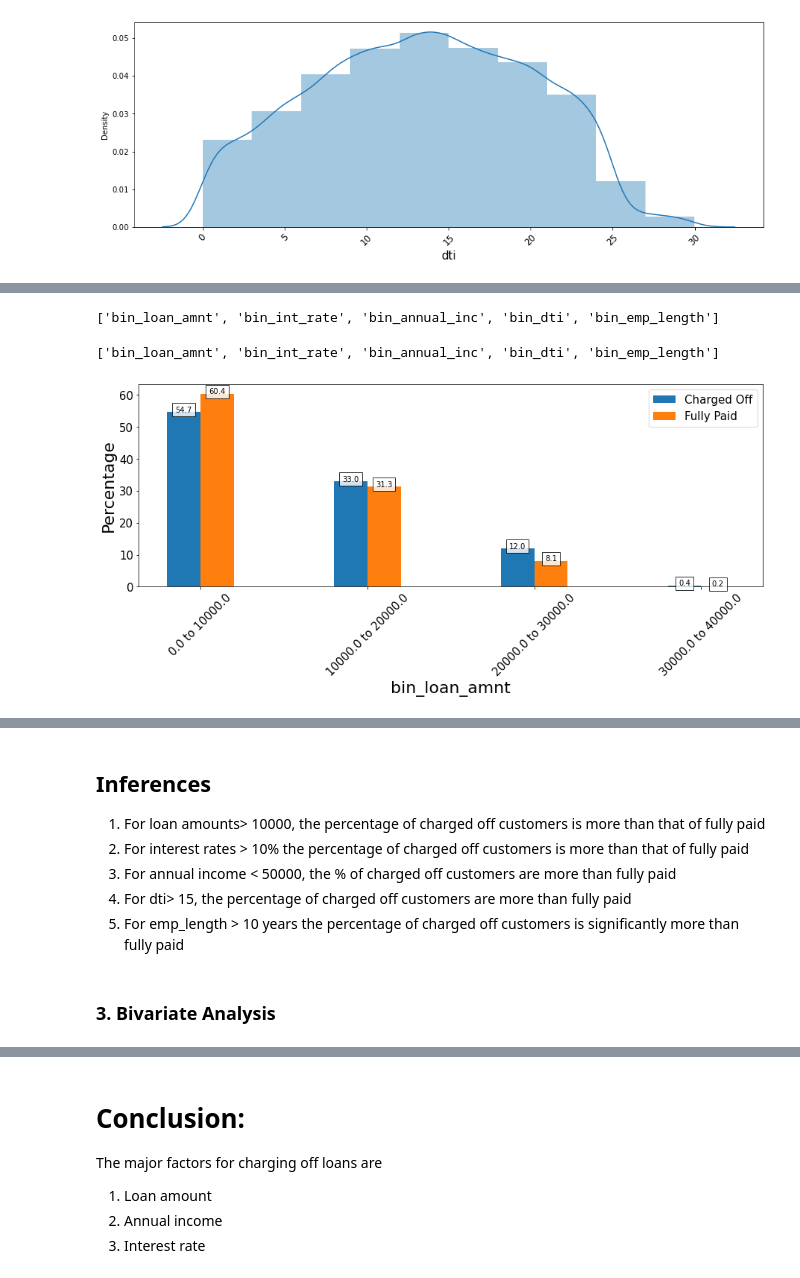
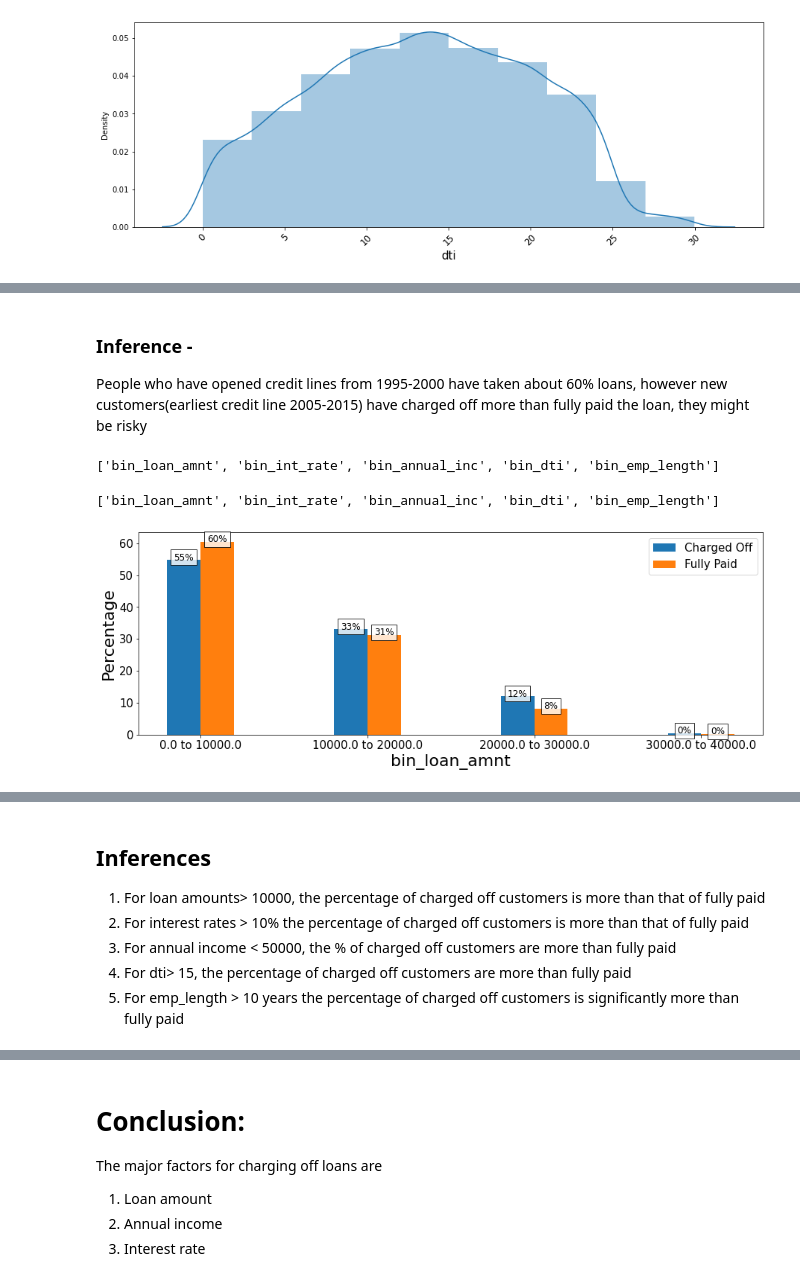
Before and after one commit to karthickchetti/LendingClubCaseStudy, a Jupyter notebook: Karthick_Chetti.ipynb, the cells around one changed output, grey strips where cells are left out. Drawn from its saved outputs; the diff is of its cells as text; code cells hidden in the pictures.

```diff
--- a/Karthick_Chetti.ipynb
+++ b/Karthick_Chetti.ipynb
@@ -109,7 +124,7 @@ However it is important to select the most relevant columns out of these 43 for
 # %%
 # Key features
 # Here id is conidered for aggregation purpose
-req_features=["id","loan_amnt","term","int_rate","grade","home_ownership","emp_length","annual_inc","verification_status","purpose","dti","loan_status"]
+req_features=["id","loan_amnt","term","int_rate","grade","home_ownership","emp_length","annual_inc","verification_status","purpose","dti","loan_status","earliest_cr_line"]
 lc_df = lc_df[req_features]
 # %%
 # Having a look at the data
@@ -372,10 +402,10 @@ for i in unordered_cat_data:
         y_data = lc_df[i].value_counts().values
         plt.figure(figsize=(10,5))
         plt.loglog(x_data,y_data)
-        plt.xlabel("log (Rank)",fontsize=14)
-        plt.ylabel("log (Frequency)",fontsize=14)
+        plt.xlabel("log (Rank)",fontsize=20)
+        plt.ylabel("log (Frequency)",fontsize=20)
         plt.xticks(fontsize=12)
         plt.yticks(fontsize=12)
-        plt.title(i,fontsize=16)
+        plt.title(i,fontsize=25)
         plt.show()
 # %% [output]
@@ -460,10 +502,22 @@ def plot_bar_cat(df,index_name,column_name,width,x_lbl_rotation):
     x_label = pivot.index
     x_data = np.arange(len(x_label)) # create values from 0 to len(x_label) - 1
     chart=[]
+#     dec=1
     for j,i in enumerate(pivot.columns):
         chart.append(plt.bar(x_data + j*(width), pivot[i],width=width,align="edge"))
         for l,k in zip(x_data + j*(width) + width/2,pivot[i]):
-            plt.text(l,k,k,ha="center", bbox = dict(facecolor = 'white', alpha = 0.8))
+            try:
+                val=str(int(round(k,0)))+"%"
+            except:
+                val=""
+#             k=k/dec
+            if index_name=="purpose":
+                size="x-small"
+                x_lbl_rotation=45
+            else:
+                size="large"
+            plt.text(l,k,val,ha="center", bbox = dict(facecolor = 'white', alpha = 0.8),size=size)
+#         dec+=1
     plt.xlabel(index_name,fontsize=22)
     plt.ylabel("Percentage",fontsize=22)
     x_label_pos = x_data + (len(pivot.columns)*width)/2
@@ -474,5 +528,5 @@ def plot_bar_cat(df,index_name,column_name,width,x_lbl_rotation):
 
 for col in cat_data:
     if col!="loan_status":
-        plot_bar_cat(lc_df,col,"loan_status",0.2,45)
+        plot_bar_cat(lc_df,col,"loan_status",0.2,0)
 # %% [output]
@@ -517,3 +574,21 @@ def label_generator(x):
     for i in range(0,len(x)-1):
         lab.append(str(x[i]) + " to " + str(x[i+1]))
     return lab
+# %%
+# Derived Metric 2 : Extract year from earliest_cr_line
+#lc_df['last_credit_line_year'] = pd.to_datetime(lc_df["earliest_cr_line"],format="%b-%y").dt.year
+def year(x):
+    y_int=int(x.split("-")[1])
+    if y_int>=0 and y_int<=11:
+        y_int = y_int + 2000
+    else:
+        y_int = y_int + 1900
+    return y_int
+lc_df['ear_cre_li_year'] = lc_df["earliest_cr_line"].apply(year)
+#Binning the years
+lc_df['ear_cre_li_year'].describe()
+range_values_year=np.arange(1945,2025,10)
+lc_df["bin_ear_cre_li_year"] = pd.cut(lc_df["ear_cre_li_year"],bins=range_values_year,labels=label_generator(range_values_year),include_lowest=True)
+#Updating ordered categorical data with binned column
+ordered_cat_data.append("bin_ear_cre_li_year")
+plot_bar_cat(lc_df,"bin_ear_cre_li_year","loan_status",0.2,0)
@@ -520,3 +597,7 @@ def label_generator(x):
+# %% [markdown]
+### Inference -
+People who have opened credit lines from 1995-2000 have taken about 60% loans,
+however new customers(earliest credit line 2005-2015) have charged off more than fully paid the loan, they might be risky
 # %%
 # Binning numerical features
 binned_cols = []
@@ -532,8 +613,8 @@ print(binned_cols)
 # %%
 #Visualizing Binned columns
 print(binned_cols)
 for col in binned_cols:
-    plot_bar_cat(lc_df,col,"loan_status",0.2,45)
+    plot_bar_cat(lc_df,col,"loan_status",0.2,0)
 # %% [output]
 ['bin_loan_amnt', 'bin_int_rate', 'bin_annual_inc', 'bin_dti', 'bin_emp_length']
-[figure, old version]
+[figure, new version]
@@ -544,9 +625,7 @@ for col in binned_cols:
 # %% [markdown]
 ## Inferences
-1) For loan amounts> 10000, the percentage of charged off customers is more than that of fully paid
-2) For interest rates > 10% the percentage of charged off customers is more than that of fully paid
-3) For annual income < 50000, the % of charged off customers are more than fully paid
-4) For dti> 15, the percentage of charged off customers are more than fully paid
-5) For emp_length > 10 years the percentage of charged off customers is significantly more than fully paid
+1) For loan amounts> 10000, the percentage of charged off customers is more than that of fully paid</br>
+2) For interest rates > 10% the percentage of charged off customers is more than that of fully paid</br>
+3) For annual income < 50000, the % of charged off customers are more than fully paid</br>
+4) For dti> 15, the percentage of charged off customers are more than fully paid</br>
+5) For emp_length > 10 years the percentage of charged off customers is significantly more than fully paid</br>
-# %% [markdown]
-### **3. Bivariate Analysis**
```
Also changed, not shown: parts of 49 cells of this notebook, 1 other file.
